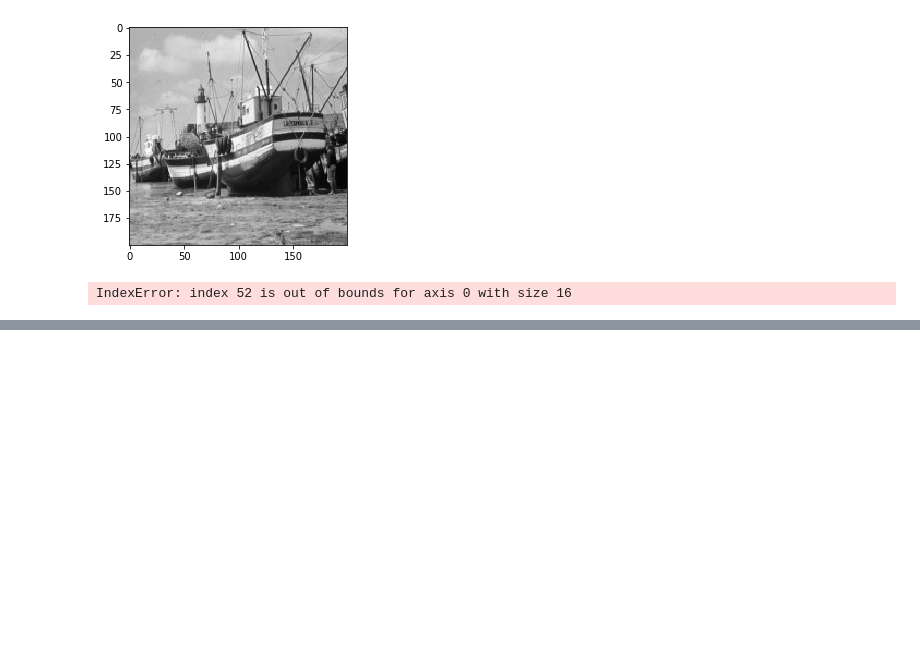
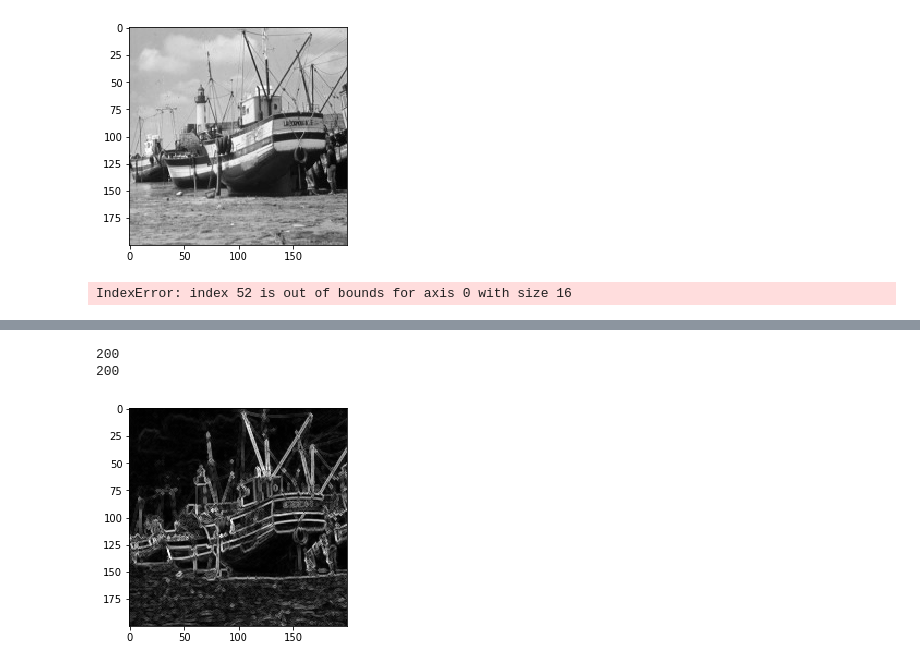
Before and after one commit to zaxaheb/waterpixels, a Jupyter notebook: Waterpixels.ipynb, the cells around one changed output, grey strips where cells are left out. Saved outputs shown, nothing was run; the diff lists cells and outputs as text; code cells hidden in the pictures; blank space fills up the shorter version.

```diff
--- a/Waterpixels.ipynb
+++ b/Waterpixels.ipynb
@@ -705,0 +732,11 @@ plt.imshow(M, cmap='gray')
+# %%
+se=morpho.selem.disk(1)
+
+grad=morpho.dilation(im,se)-morpho.erosion(im,se)
+plt.imshow(grad, cmap='gray')
+print(len(grad))
+print(len(im))
+# %% [output]
+200
+200
+[figure, added]
```
Also changed, not shown: parts of 16 cells of this notebook.
